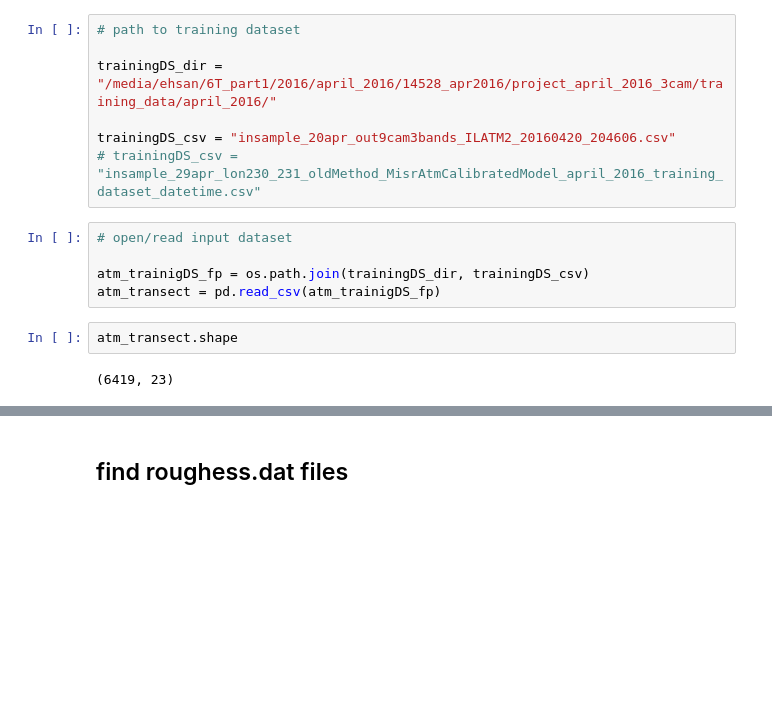
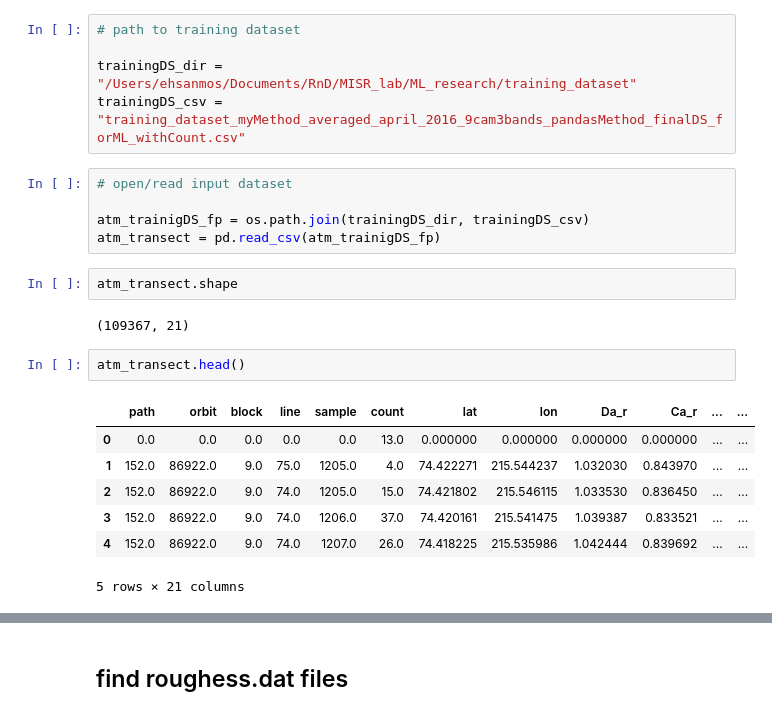
Before and after one commit to misrrepo/MISR-SeaIceRoughness, a Jupyter notebook: post_processing/3_transect_statistics.ipynb, the cells around one changed output, grey strips where cells are left out. Cells and saved outputs as stored; diff of their text form; blank space fills up the shorter version.

```diff
--- a/post_processing/3_transect_statistics.ipynb
+++ b/post_processing/3_transect_statistics.ipynb
@@ -18,10 +18,8 @@ True
 # %%
 # path to training dataset
 
-trainingDS_dir = "/media/ehsan/6T_part1/2016/april_2016/14528_apr2016/project_april_2016_3cam/training_data/april_2016/"
-
-trainingDS_csv = "insample_20apr_out9cam3bands_ILATM2_20160420_204606.csv"
-# trainingDS_csv = "insample_29apr_lon230_231_oldMethod_MisrAtmCalibratedModel_april_2016_training_dataset_datetime.csv"
+trainingDS_dir = "/Users/ehsanmos/Documents/RnD/MISR_lab/ML_research/training_dataset"
+trainingDS_csv = "training_dataset_myMethod_averaged_april_2016_9cam3bands_pandasMethod_finalDS_forML_withCount.csv"
 # %%
 # open/read input dataset
 
@@ -30,4 +28,14 @@ atm_transect = pd.read_csv(atm_trainigDS_fp)
 # %%
 atm_transect.shape
 # %% [output]
-(6419, 23)
+(109367, 21)
+# %%
+atm_transect.head()
+# %% [output]
+|  | path | orbit | block | line | sample | count | lat | lon | Da_r | Ca_r | ... | ... |
+| 0 | 0.0 | 0.0 | 0.0 | 0.0 | 0.0 | 13.0 | 0.000000 | 0.000000 | 0.000000 | 0.000000 | ... | ... |
+| 1 | 152.0 | 86922.0 | 9.0 | 75.0 | 1205.0 | 4.0 | 74.422271 | 215.544237 | 1.032030 | 0.843970 | ... | ... |
+| 2 | 152.0 | 86922.0 | 9.0 | 74.0 | 1205.0 | 15.0 | 74.421802 | 215.546115 | 1.033530 | 0.836450 | ... | ... |
+| 3 | 152.0 | 86922.0 | 9.0 | 74.0 | 1206.0 | 37.0 | 74.420161 | 215.541475 | 1.039387 | 0.833521 | ... | ... |
+| 4 | 152.0 | 86922.0 | 9.0 | 74.0 | 1207.0 | 26.0 | 74.418225 | 215.535986 | 1.042444 | 0.839692 | ... | ... |
+5 rows × 21 columns
```
Also changed, not shown: parts of 13 cells of this notebook, 4 other files.
